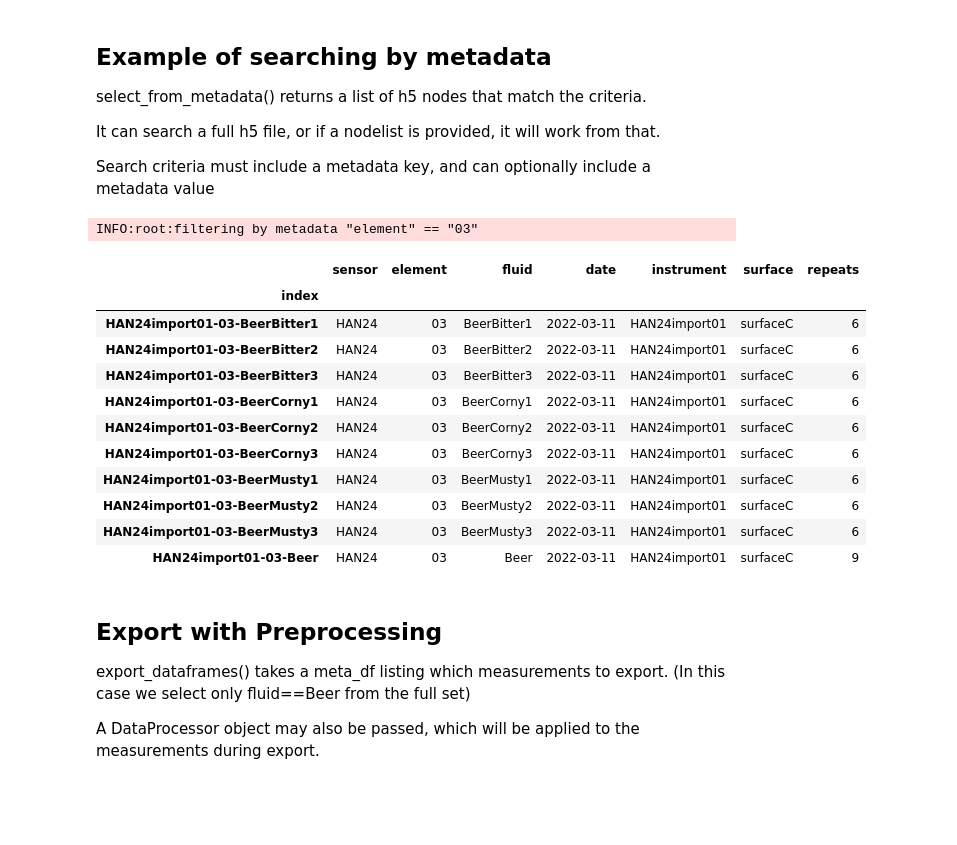
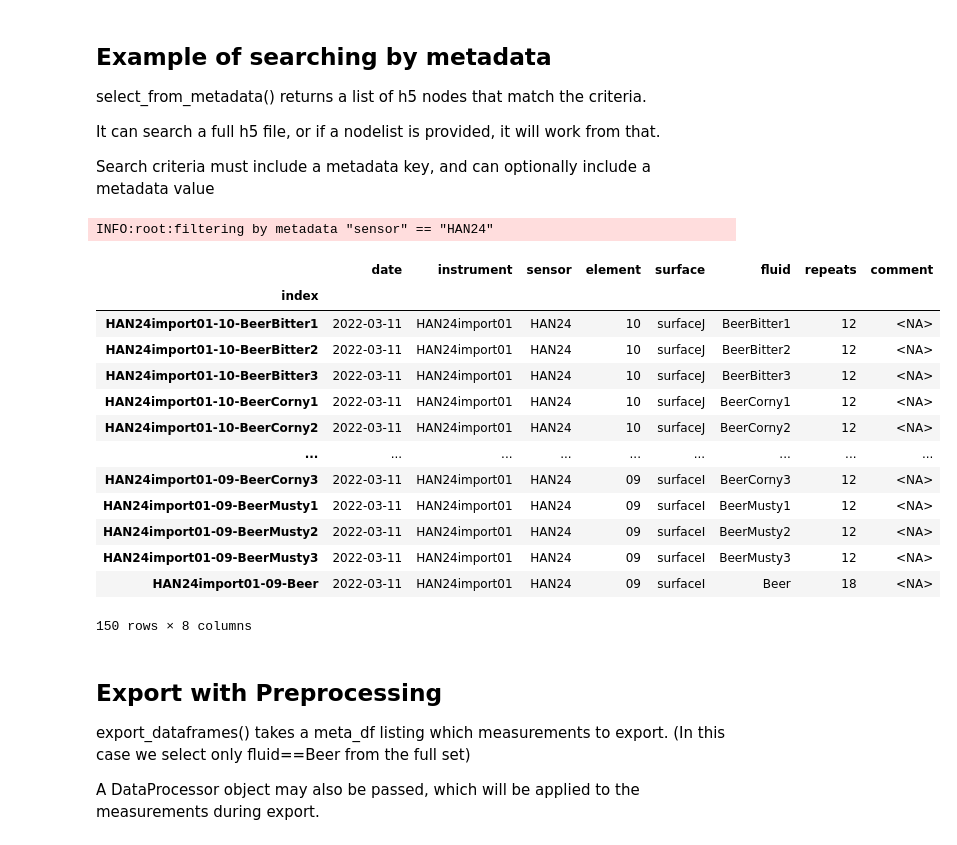
Before and after one commit to calcut/dwt-optical, a Jupyter notebook: csv_import_export.ipynb, the cells around one changed output. Drawn from its saved outputs; the diff is of its cells as text; code cells hidden in the pictures; blank space fills up the shorter version.

```diff
--- a/csv_import_export.ipynb
+++ b/csv_import_export.ipynb
@@ -12,7 +20,7 @@ from IPython.display import display
 print("Generating metadata run list with the following settings")
 
 # Start with the example setup dictionary
-setup = csv.setup.copy()
+setup = csv.get_default_setup()
 
 # Modify any of the example settings
 setup['path'] = 'dummydata'
@@ -20,6 +28,8 @@ setup['subdirs'] = ['sensor', 'fluid']
 setup['instrument']['sensor'] = 'DUM01'
 setup['fluids'] = ['waterA', 'waterB']
 setup['repeats'] = 2
+setup['wavelength_range'] = [540, 730, 0.5]
+
 
 display(setup)
 
@@ -190,27 +206,29 @@ metadata value
 # %%
 import lib.csv_helpers as csv
 
-metapath = './imported/index.txt'
-meta_df = csv.read_metadata(metapath)
+setup = csv.get_default_setup()
+meta_df = csv.read_metadata(setup)
 
-# meta_df = csv.select_from_metadata('sensor', 'HAN24', meta_df)
-meta_df = csv.select_from_metadata('element', '03', meta_df)
+meta_df = csv.select_from_metadata('sensor', 'HAN24', meta_df)
+# meta_df = csv.select_from_metadata('element', '03', meta_df)
 
 meta_df
 # %% [output]
-INFO:root:filtering by metadata "element" == "03"
+INFO:root:filtering by metadata "sensor" == "HAN24"
-|  | sensor | element | fluid | date | instrument | surface | repeats |
-| index |  |  |  |  |  |  |  |
-| HAN24import01-03-BeerBitter1 | HAN24 | 03 | BeerBitter1 | 2022-03-11 | HAN24import01 | surfaceC | 6 |
-| HAN24import01-03-BeerBitter2 | HAN24 | 03 | BeerBitter2 | 2022-03-11 | HAN24import01 | surfaceC | 6 |
-| HAN24import01-03-BeerBitter3 | HAN24 | 03 | BeerBitter3 | 2022-03-11 | HAN24import01 | surfaceC | 6 |
-| HAN24import01-03-BeerCorny1 | HAN24 | 03 | BeerCorny1 | 2022-03-11 | HAN24import01 | surfaceC | 6 |
-| HAN24import01-03-BeerCorny2 | HAN24 | 03 | BeerCorny2 | 2022-03-11 | HAN24import01 | surfaceC | 6 |
-| HAN24import01-03-BeerCorny3 | HAN24 | 03 | BeerCorny3 | 2022-03-11 | HAN24import01 | surfaceC | 6 |
-| HAN24import01-03-BeerMusty1 | HAN24 | 03 | BeerMusty1 | 2022-03-11 | HAN24import01 | surfaceC | 6 |
-| HAN24import01-03-BeerMusty2 | HAN24 | 03 | BeerMusty2 | 2022-03-11 | HAN24import01 | surfaceC | 6 |
-| HAN24import01-03-BeerMusty3 | HAN24 | 03 | BeerMusty3 | 2022-03-11 | HAN24import01 | surfaceC | 6 |
-| HAN24import01-03-Beer | HAN24 | 03 | Beer | 2022-03-11 | HAN24import01 | surfaceC | 9 |
+|  | date | instrument | sensor | element | surface | fluid | repeats | comment |
+| index |  |  |  |  |  |  |  |  |
+| HAN24import01-10-BeerBitter1 | 2022-03-11 | HAN24import01 | HAN24 | 10 | surfaceJ | BeerBitter1 | 12 | <NA> |
+| HAN24import01-10-BeerBitter2 | 2022-03-11 | HAN24import01 | HAN24 | 10 | surfaceJ | BeerBitter2 | 12 | <NA> |
+| HAN24import01-10-BeerBitter3 | 2022-03-11 | HAN24import01 | HAN24 | 10 | surfaceJ | BeerBitter3 | 12 | <NA> |
+| HAN24import01-10-BeerCorny1 | 2022-03-11 | HAN24import01 | HAN24 | 10 | surfaceJ | BeerCorny1 | 12 | <NA> |
+| HAN24import01-10-BeerCorny2 | 2022-03-11 | HAN24import01 | HAN24 | 10 | surfaceJ | BeerCorny2 | 12 | <NA> |
+| ... | ... | ... | ... | ... | ... | ... | ... | ... |
+| HAN24import01-09-BeerCorny3 | 2022-03-11 | HAN24import01 | HAN24 | 09 | surfaceI | BeerCorny3 | 12 | <NA> |
+| HAN24import01-09-BeerMusty1 | 2022-03-11 | HAN24import01 | HAN24 | 09 | surfaceI | BeerMusty1 | 12 | <NA> |
+| HAN24import01-09-BeerMusty2 | 2022-03-11 | HAN24import01 | HAN24 | 09 | surfaceI | BeerMusty2 | 12 | <NA> |
+| HAN24import01-09-BeerMusty3 | 2022-03-11 | HAN24import01 | HAN24 | 09 | surfaceI | BeerMusty3 | 12 | <NA> |
+| HAN24import01-09-Beer | 2022-03-11 | HAN24import01 | HAN24 | 09 | surfaceI | Beer | 18 | <NA> |
+150 rows × 8 columns
 # %% [markdown]
 ## Export with Preprocessing
 
```
Also changed, not shown: parts of 20 cells of this notebook, 1 other file.
